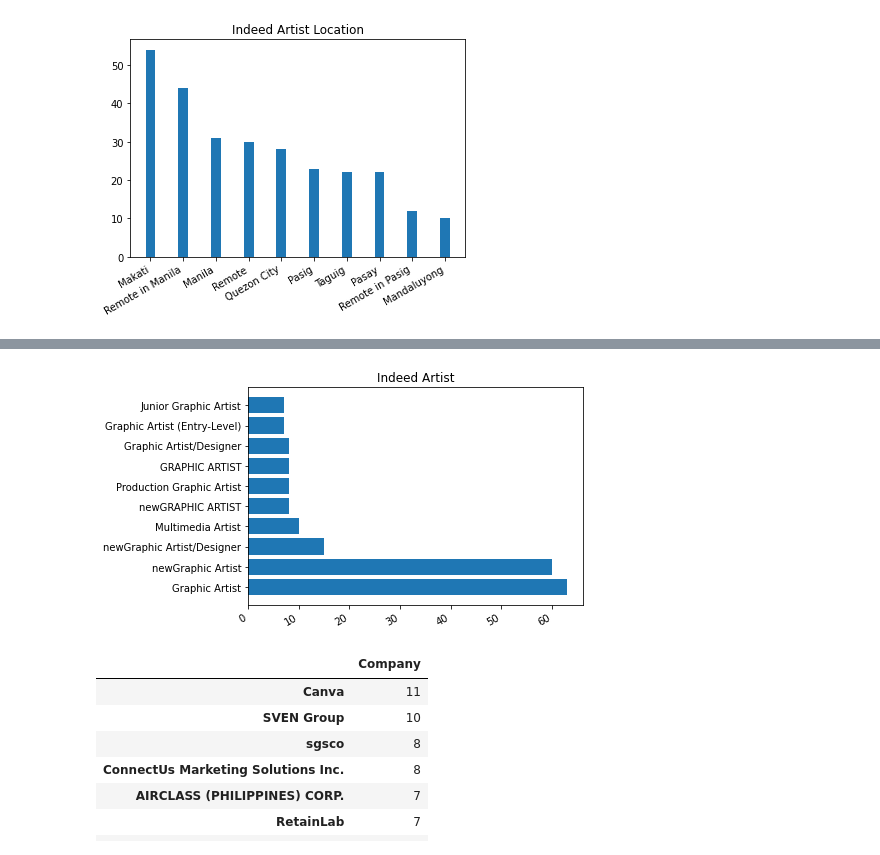
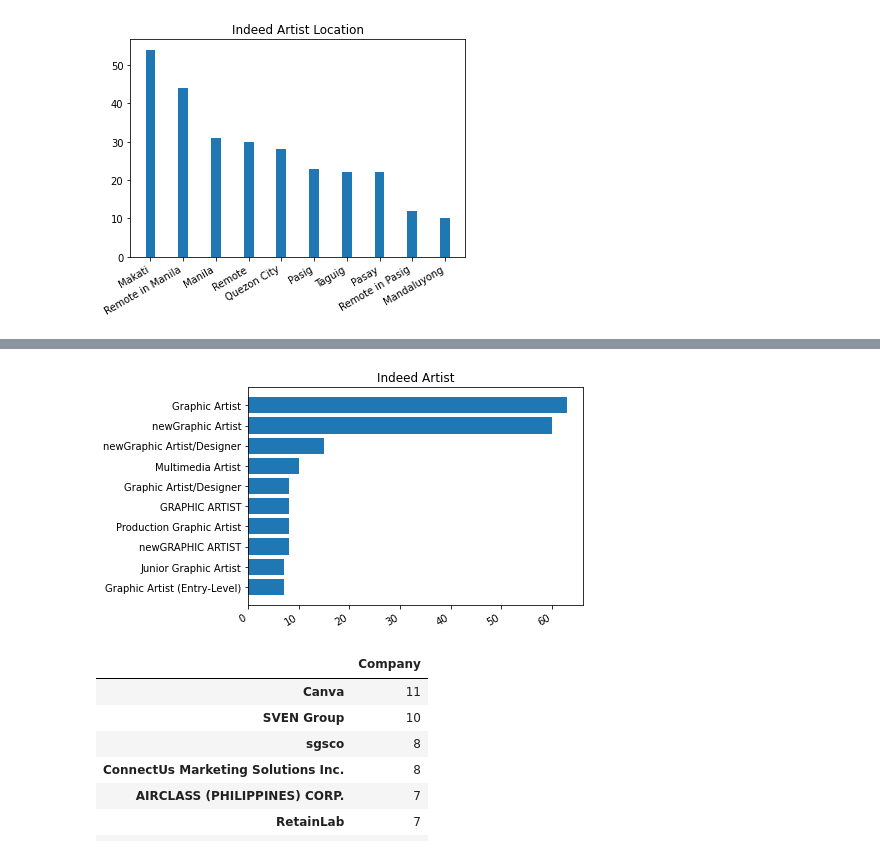
Before and after one commit to jvicrosario1106/husay_project_task, a Jupyter notebook: Data Analysis/Indeed Analysis/analysis_artist_indeed.ipynb, the cells around one changed output, grey strips where cells are left out. Cells and saved outputs as stored; diff of their text form; code cells hidden in the pictures.

```diff
--- a/Data Analysis/Indeed Analysis/analysis_artist_indeed.ipynb
+++ b/Data Analysis/Indeed Analysis/analysis_artist_indeed.ipynb
@@ -73,10 +59,11 @@ title.to_frame()
 # %%
-plt.barh(title.index, title.values)
+sort = title.sort_values()
+plt.barh(sort.index, sort.values)
 plt.title("Indeed Artist")
 plt.xticks(rotation=30,ha="right")
 plt.show()
 # %% [output]
-[figure, old version]
+[figure, new version]
 # %%
 company = merge["Company"].value_counts()[0:10]
 # %%
```
Also changed, not shown: parts of 1 cell of this notebook, 35 other files.
